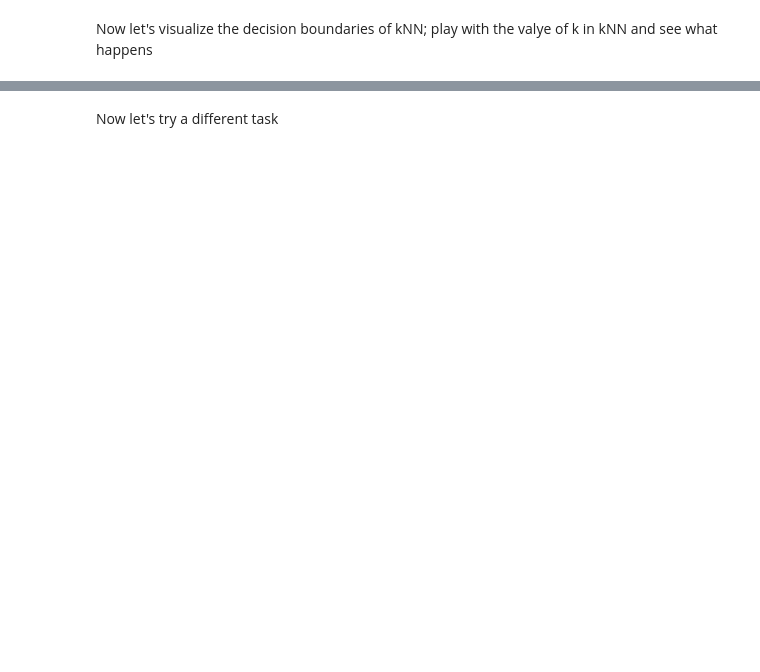
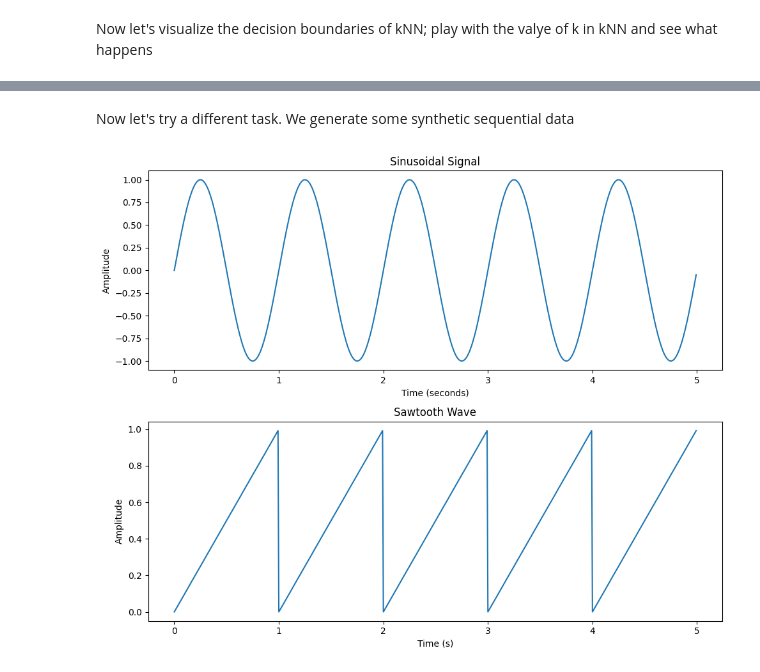
Before and after one commit to msoley/CSCI-535, a Jupyter notebook: ML_basics.ipynb, the cells around one changed output, grey strips where cells are left out. Cells and saved outputs as stored; diff of their text form; code cells hidden in the pictures; blank space fills up the shorter version.

Commit message:
added the synthetic data generation

```diff
--- a/ML_basics.ipynb
+++ b/ML_basics.ipynb
@@ -154,2 +187,39 @@ plt.show()
 # %% [markdown]
-Now let's try a different task
+Now let's try a different task. We generate some synthetic sequential data
+# %%
+import numpy as np
+import matplotlib.pyplot as plt
+
+# Set parameters for the signal
+frequency = 1  # Hz (can be adjusted as needed)
+amplitude = 1  # (can be adjusted as needed)
+duration = 5  # seconds (can be adjusted as needed)
+sample_rate = 128  # Hz
+
+# Generate time values for the signal
+time = np.arange(0, duration, 1/sample_rate)
+
+# Generate the sinusoidal signal
+signal_sine = amplitude * np.sin(2 * np.pi * frequency * time)
+
+fig, axs = plt.subplots(2, 1, figsize=(10, 8))
+# Plot the signal
+axs[0].plot(time, signal_sine)
+axs[0].set_xlabel("Time (seconds)")
+axs[0].set_ylabel("Amplitude")
+axs[0].set_title("Sinusoidal Signal")
+
+
+# Generate sawtooth wave
+sawtooth_wave = np.mod(time * frequency, 1)
+
+# Plot the wave
+axs[1].plot(time, sawtooth_wave)
+axs[1].set_xlabel("Time (s)")
+axs[1].set_ylabel("Amplitude")
+axs[1].set_title("Sawtooth Wave")
+plt.tight_layout()
+
+plt.show()
+# %% [output]
+[figure, added]
```
Also changed, not shown: parts of 7 cells of this notebook.
